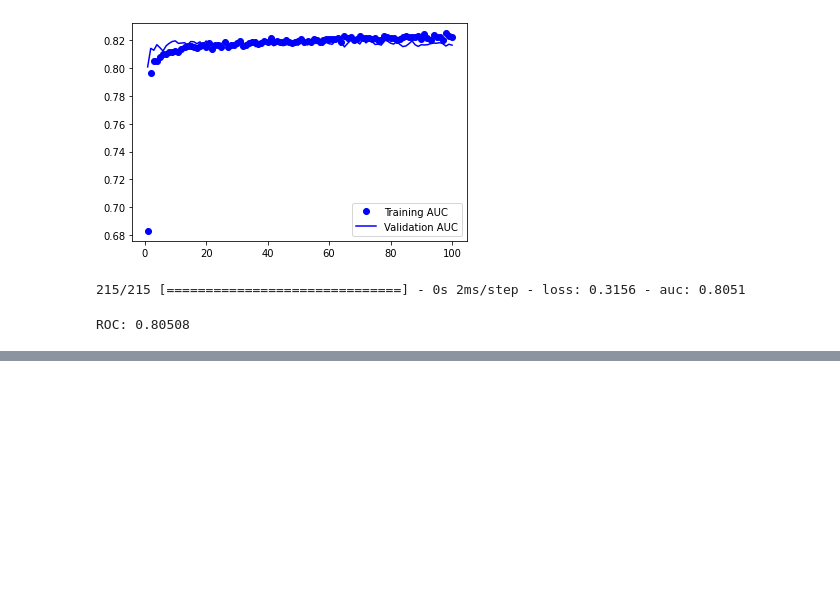
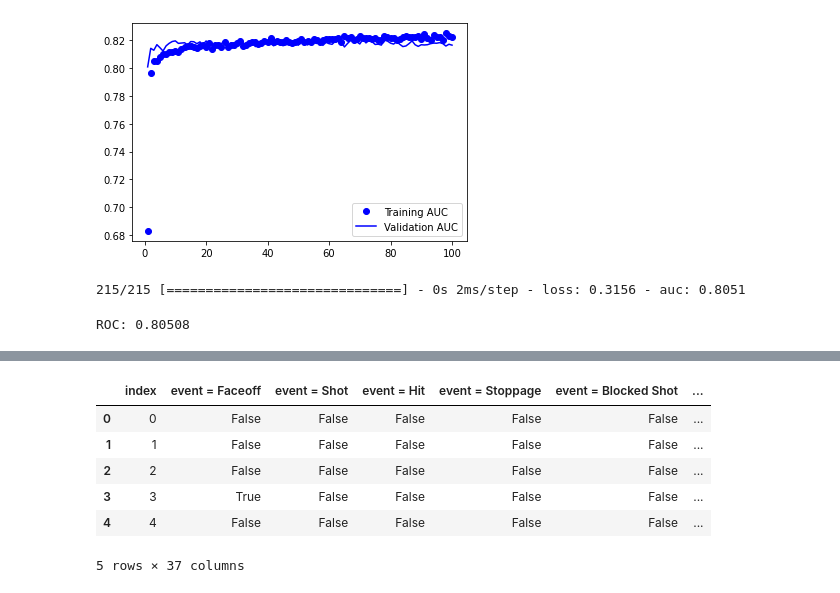
Before and after one commit to juandados/mlops, a Jupyter notebook: notebooks/chapter-1.ipynb, the cells around one changed output, grey strips where cells are left out. Saved outputs shown, nothing was run; the diff lists cells and outputs as text; code cells hidden in the pictures; blank space fills up the shorter version.

```diff
--- a/notebooks/chapter-1.ipynb
+++ b/notebooks/chapter-1.ipynb
@@ -195,0 +208,9 @@ ROC: 0.80508
+# %%
+es = ft.EntitySet(id="plays")
+# %%
+es = es.entity_from_dataframe(entity_id="plays", dataframe=plays_df, index="play_id",
+                              variable_types={"event":ft.variable_types.Categorical,
+                                              "description":ft.variable_types.Categorical})
+# %%
+f1 = Feature(es["plays"]["event"])
+f2 = Feature(es["plays"]["description"])
@@ -195,0 +232,12 @@ ROC: 0.80508
+# %%
+encoded, defs = ft.encode_features(plays_df, [f1, f2], top_n=10)
+encoded.reset_index(inplace=True)
+encoded.head()
+# %% [output]
+|  | index | event = Faceoff | event = Shot | event = Hit | event = Stoppage | event = Blocked Shot | ... |
+| 0 | 0 | False | False | False | False | False | ... |
+| 1 | 1 | False | False | False | False | False | ... |
+| 2 | 2 | False | False | False | False | False | ... |
+| 3 | 3 | True | False | False | False | False | ... |
+| 4 | 4 | False | False | False | False | False | ... |
+5 rows × 37 columns
```
Also changed, not shown: parts of 10 cells of this notebook, 4 other files.
